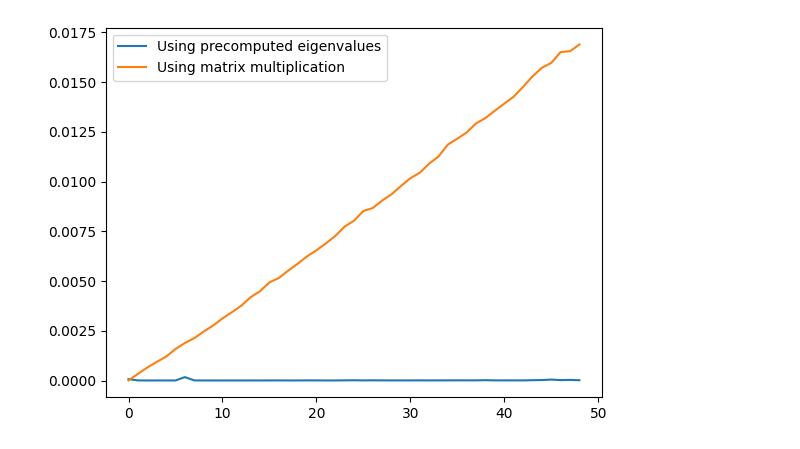
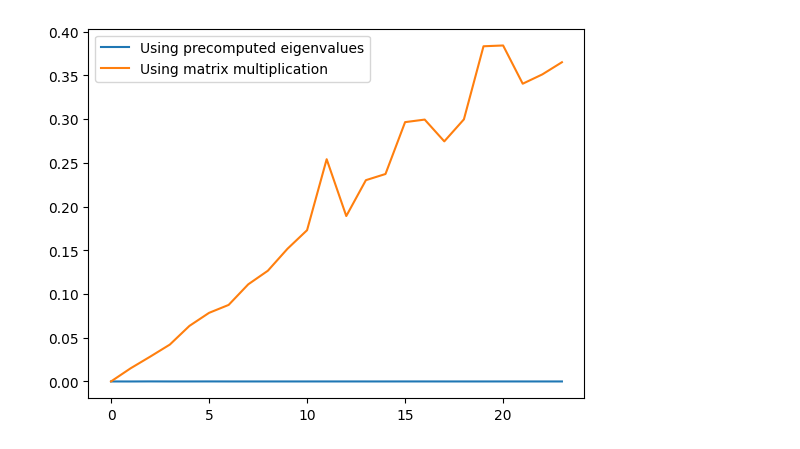
Before and after one commit to PraneethJain/Linear-Algebra, a Jupyter notebook: Project/Code/gen.ipynb, the cells around one changed output. Drawn from its saved outputs; the diff is of its cells as text; code cells hidden in the pictures.

Commit message:
saved images

```diff
--- a/Project/Code/gen.ipynb
+++ b/Project/Code/gen.ipynb
@@ -8,13 +8,11 @@ def matrix_power(matrix, n):
     if n == 0:
         size = len(matrix)
         return [[1 if i == j else 0 for j in range(size)] for i in range(size)]
-    elif n == 1:
-        return matrix
-    else:
-        result = matrix
-        for _ in range(n - 1):
-            result = matrix_multiply(result, matrix)
-        return result
+
+    result = matrix
+    for _ in range(n - 1):
+        result = matrix_multiply(result, matrix)
+    return result
 
 def matrix_multiply(matrix1, matrix2):
     rows1, cols1 = len(matrix1), len(matrix1[0])
@@ -32,13 +30,10 @@ def matrix_multiply(matrix1, matrix2):
 
     return result
 # %%
-# G = nx.generators.atlas.graph_atlas(1250)
-inp = 3
+inp = 4
 G = nx.dorogovtsev_goltsev_mendes_graph(inp)
 n = (3 * (3**(inp-1) + 1)) // 2
-print(n)
 print(G)
 nx.draw(G, with_labels=True)
 adj = nx.adjacency_matrix(G).toarray()
-print(adj)
 # %% [output]
@@ -67,32 +46,33 @@ for i in range(n-1):
     A.append(A[-1]*eigenvalues)
 A = np.array(A)
 i, j = 2, 3
 Y = [np.linalg.matrix_power(adj, k)[i][j] for k in range(1, n+1)]
 
 X = np.linalg.solve(A, Y)
 
 tfasts = []
 tslows = []
-for k in range(1, 50):
+for k in range(1, 25):
   l = np.array([val**k for val in eigenvalues])
   t_start = perf_counter()
   res1 = round(X.dot(l))
   t_end = perf_counter()
 
   tfast = t_end - t_start
   tfasts.append(tfast)
 
   t_start = perf_counter()
   res2 = matrix_power(adj.tolist(), k)[i][j]
   t_end = perf_counter()
 
   tslow = t_end - t_start
   tslows.append(tslow)
 
 
 plt.plot(tfasts, label="Using precomputed eigenvalues")
 plt.plot(tslows, label="Using matrix multiplication")
 plt.legend()
+plt.savefig("plot")
 plt.show()
 # %% [output]
-[figure, old version]
+[figure, new version]
```
Also changed, not shown: parts of 1 cell of this notebook, 6 other files.
